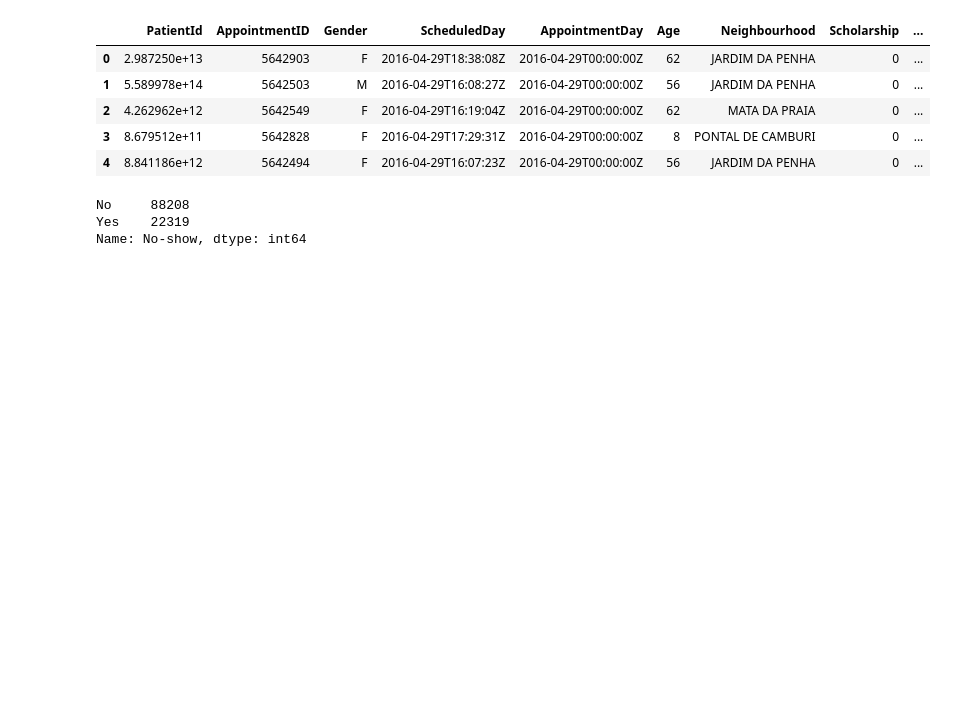
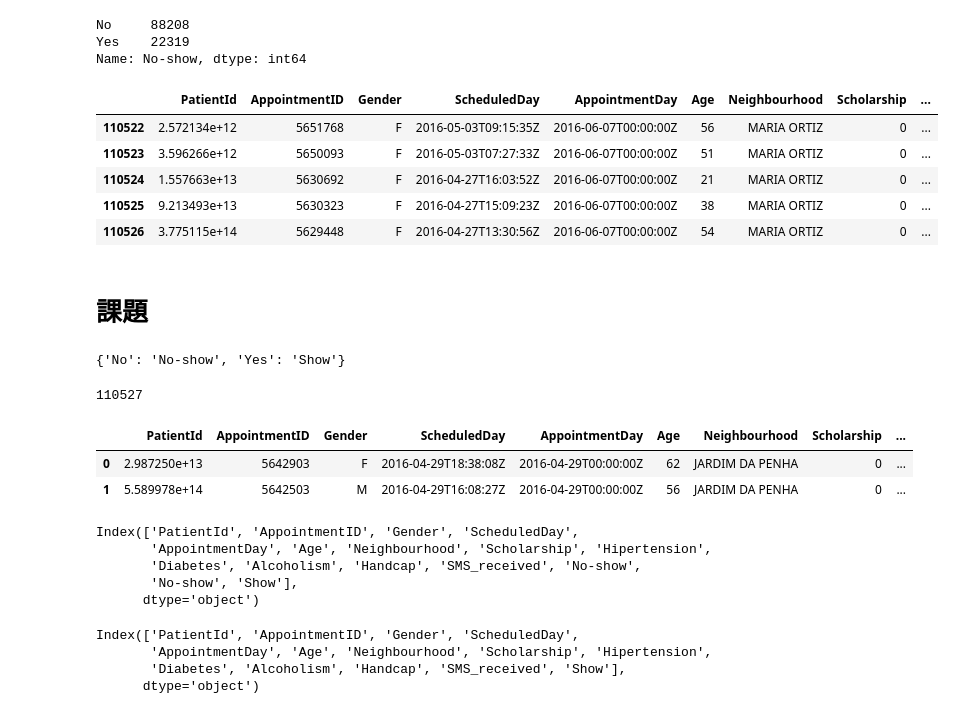
Before and after one commit to lasershow/lab-py, a Jupyter notebook: ipython/dic_20171017_medical_apptmnt_no_show.ipynb, the cells around one changed output. Drawn from its saved outputs; the diff is of its cells as text; code cells hidden in the pictures; blank space fills up the shorter version.

```diff
--- a/ipython/dic_20171017_medical_apptmnt_no_show.ipynb
+++ b/ipython/dic_20171017_medical_apptmnt_no_show.ipynb
@@ -1,15 +1,6 @@
 # %%
 import numpy as np
 import pandas as pd
+import seaborn as sns
 import matplotlib.pyplot as plt
-%matplotlib inline
-
-df = pd.read_csv("testdata/KaggleV2-May-2016.csv")
-df.head()
+import seaborn as sns
-# %% [output]
-|  | PatientId | AppointmentID | Gender | ScheduledDay | AppointmentDay | Age | Neighbourhood | Scholarship | ... |
-| 0 | 2.987250e+13 | 5642903 | F | 2016-04-29T18:38:08Z | 2016-04-29T00:00:00Z | 62 | JARDIM DA PENHA | 0 | ... |
-| 1 | 5.589978e+14 | 5642503 | M | 2016-04-29T16:08:27Z | 2016-04-29T00:00:00Z | 56 | JARDIM DA PENHA | 0 | ... |
-| 2 | 4.262962e+12 | 5642549 | F | 2016-04-29T16:19:04Z | 2016-04-29T00:00:00Z | 62 | MATA DA PRAIA | 0 | ... |
-| 3 | 8.679512e+11 | 5642828 | F | 2016-04-29T17:29:31Z | 2016-04-29T00:00:00Z | 8 | PONTAL DE CAMBURI | 0 | ... |
-| 4 | 8.841186e+12 | 5642494 | F | 2016-04-29T16:07:23Z | 2016-04-29T00:00:00Z | 56 | JARDIM DA PENHA | 0 | ... |
@@ -19,3 +13,23 @@ df['No-show'].value_counts()
 No     88208
 Yes    22319
 Name: No-show, dtype: int64
+# %%
+df.tail()
+# %% [output]
+|  | PatientId | AppointmentID | Gender | ScheduledDay | AppointmentDay | Age | Neighbourhood | Scholarship | ... |
+| 110522 | 2.572134e+12 | 5651768 | F | 2016-05-03T09:15:35Z | 2016-06-07T00:00:00Z | 56 | MARIA ORTIZ | 0 | ... |
+| 110523 | 3.596266e+12 | 5650093 | F | 2016-05-03T07:27:33Z | 2016-06-07T00:00:00Z | 51 | MARIA ORTIZ | 0 | ... |
+| 110524 | 1.557663e+13 | 5630692 | F | 2016-04-27T16:03:52Z | 2016-06-07T00:00:00Z | 21 | MARIA ORTIZ | 0 | ... |
+| 110525 | 9.213493e+13 | 5630323 | F | 2016-04-27T15:09:23Z | 2016-06-07T00:00:00Z | 38 | MARIA ORTIZ | 0 | ... |
+| 110526 | 3.775115e+14 | 5629448 | F | 2016-04-27T13:30:56Z | 2016-06-07T00:00:00Z | 54 | MARIA ORTIZ | 0 | ... |
+# %% [markdown]
+# 課題
+# %%
+noshow_d = dict({"Yes" : "Show", "No" : "No-show"})
+noshow_d
+# %% [output]
+{'No': 'No-show', 'Yes': 'Show'}
+# %%
+len(df)
+# %% [output]
+110527
@@ -21,0 +39,16 @@ Name: No-show, dtype: int64
+# %%
+df.head(2)
+# %% [output]
+|  | PatientId | AppointmentID | Gender | ScheduledDay | AppointmentDay | Age | Neighbourhood | Scholarship | ... |
+| 0 | 2.987250e+13 | 5642903 | F | 2016-04-29T18:38:08Z | 2016-04-29T00:00:00Z | 62 | JARDIM DA PENHA | 0 | ... |
+| 1 | 5.589978e+14 | 5642503 | M | 2016-04-29T16:08:27Z | 2016-04-29T00:00:00Z | 56 | JARDIM DA PENHA | 0 | ... |
+# %%
+no_show_dum = pd.get_dummies(df['No-show'])
+df_proc = pd.concat((df,no_show_dum),axis=1)
+df_proc.columns
+# %% [output]
+Index(['PatientId', 'AppointmentID', 'Gender', 'ScheduledDay',
+       'AppointmentDay', 'Age', 'Neighbourhood', 'Scholarship', 'Hipertension',
+       'Diabetes', 'Alcoholism', 'Handcap', 'SMS_received', 'No-show',
+       'No-show', 'Show'],
+      dtype='object')
@@ -21,0 +57,7 @@ Name: No-show, dtype: int64
+# %%
+df_proc.columns
+# %% [output]
+Index(['PatientId', 'AppointmentID', 'Gender', 'ScheduledDay',
+       'AppointmentDay', 'Age', 'Neighbourhood', 'Scholarship', 'Hipertension',
+       'Diabetes', 'Alcoholism', 'Handcap', 'SMS_received', 'Show'],
+      dtype='object')
```
Also changed, not shown: parts of 17 cells of this notebook, 25 other files.
